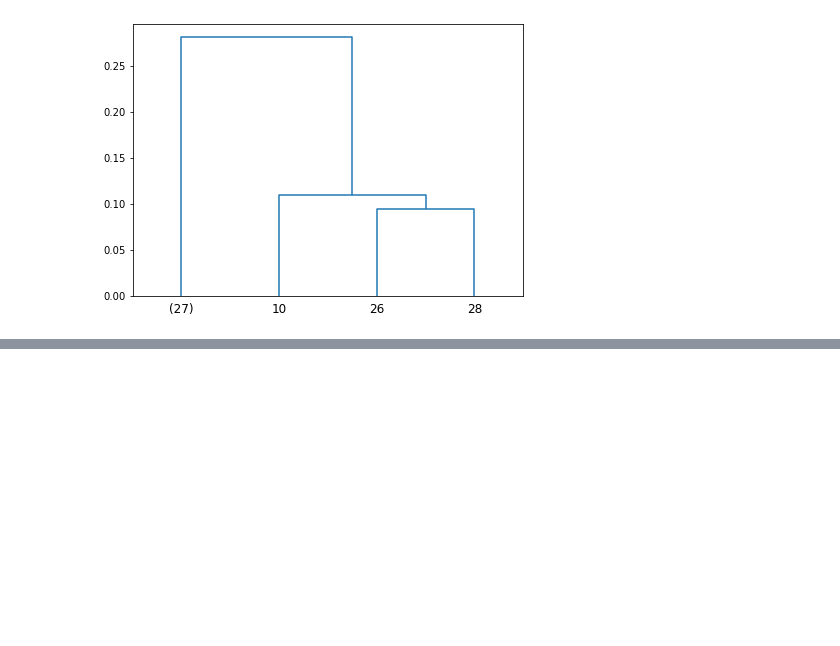
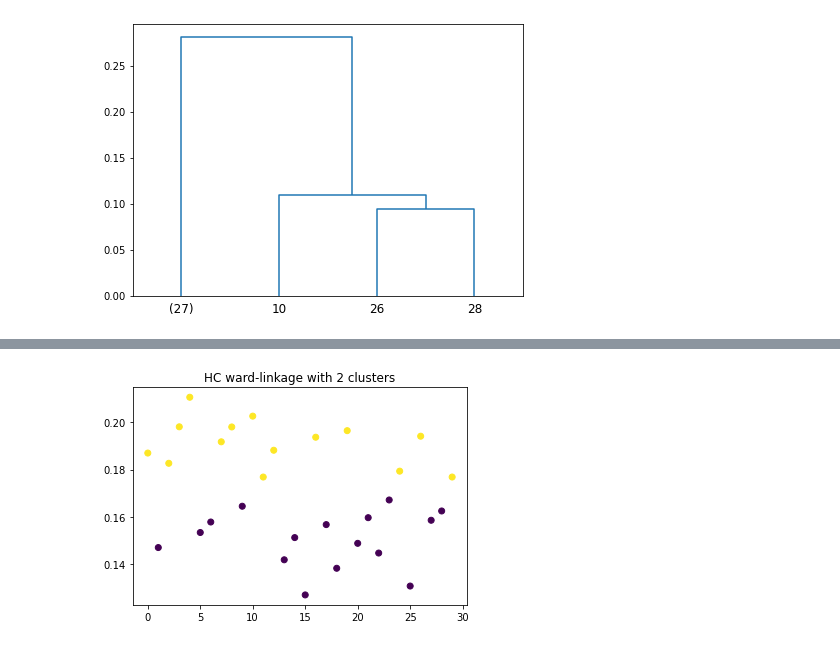
Before and after one commit to LouiseLi7/STA160-group-project, a Jupyter notebook: Final_Project_Merged_Dataframe.ipynb, the cells around one changed output, grey strips where cells are left out. Cells and saved outputs as stored; diff of their text form; code cells hidden in the pictures; blank space fills up the shorter version.

```diff
--- a/Final_Project_Merged_Dataframe.ipynb
+++ b/Final_Project_Merged_Dataframe.ipynb
@@ -525,0 +554,8 @@ plt.show()
+# %%
+HCward=AgglomerativeClustering(n_clusters=2, linkage='ward')
+HCward.fit(np.asarray(TMA_table['TeamMeanAVG']).reshape(-1,1))
+plt.scatter(range(0,len(TMA_table)),TMA_table['TeamMeanAVG'], c=HCward.labels_, cmap='viridis')
+plt.title('HC ward-linkage with 2 clusters')
+plt.show()
+# %% [output]
+[figure, added]
```
Also changed, not shown: parts of 3 cells of this notebook.
